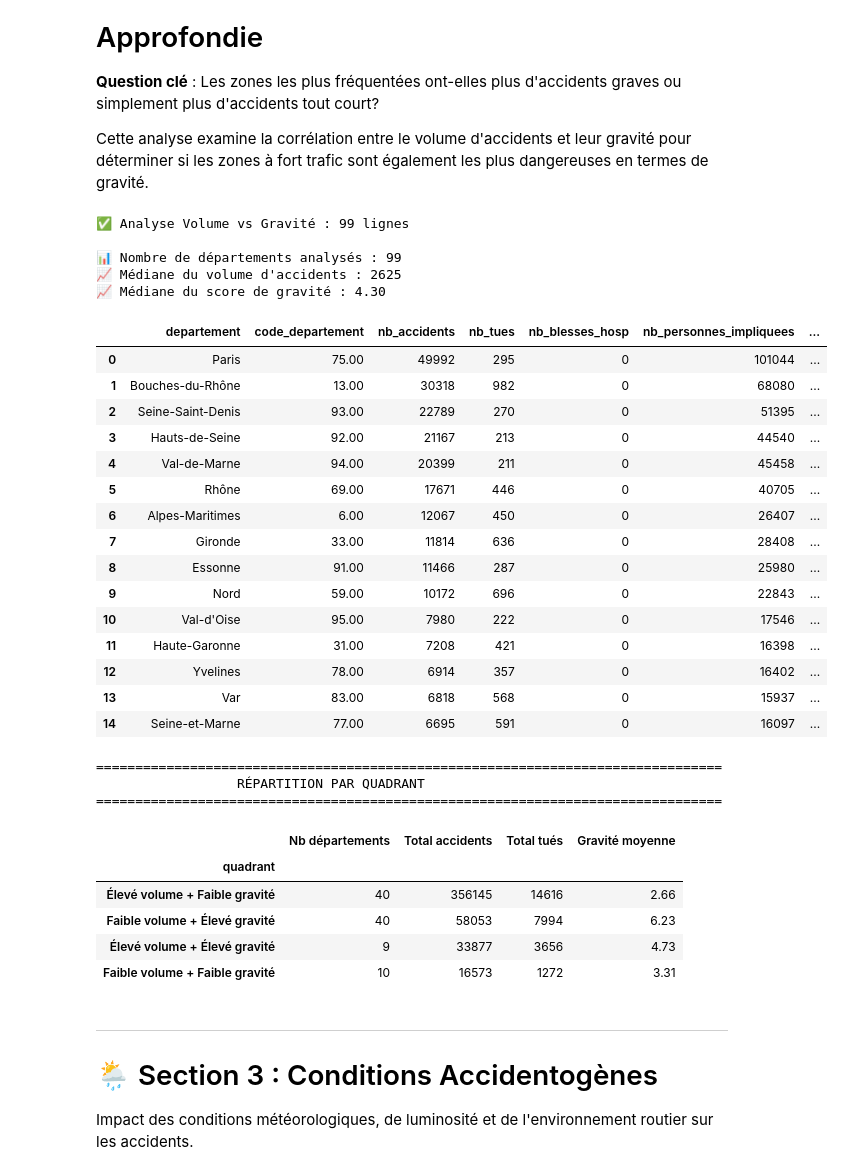
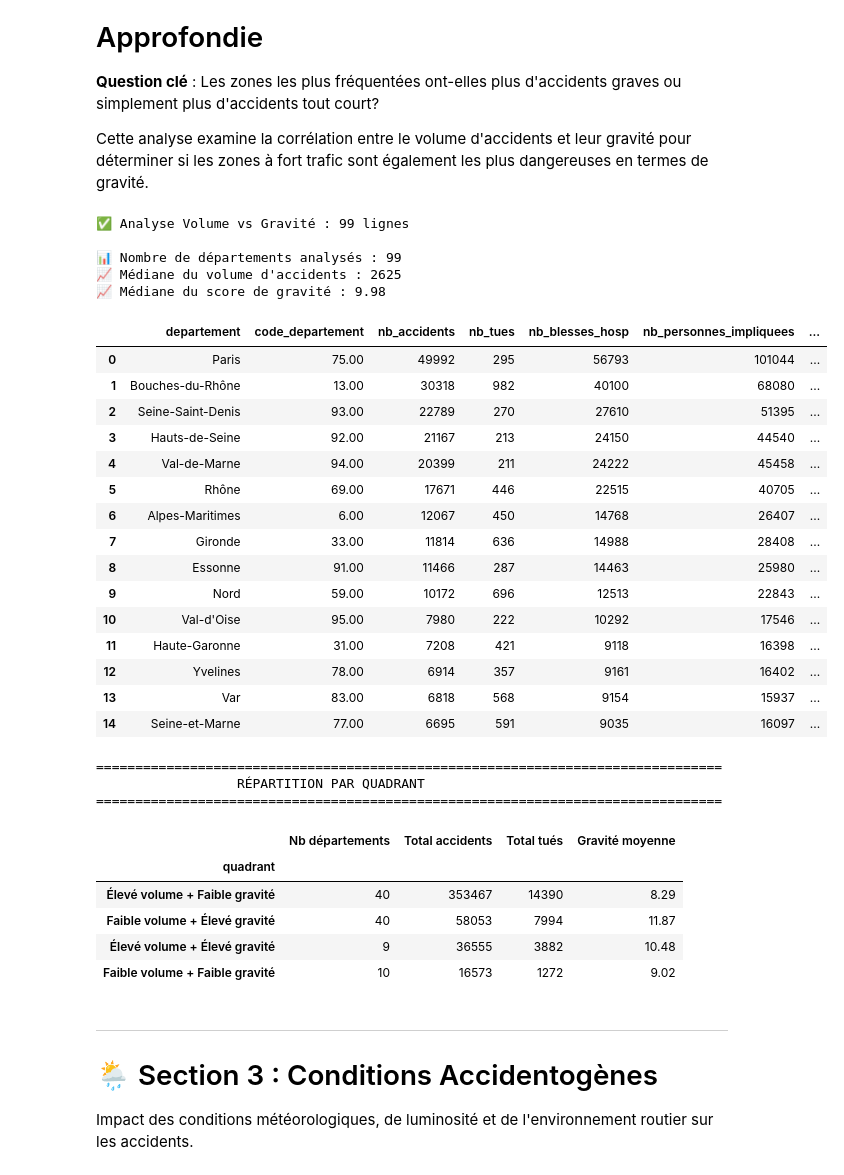
Before and after one commit to LounesAbd/Projet-1-Simplon-Data-Engineer-2025---Mighty-Mosquitoes, a Jupyter notebook: analytics/analy_accidents.ipynb, the cells around one changed output. Cells and saved outputs as stored; diff of their text form; code cells hidden in the pictures.

```diff
--- a/analytics/analy_accidents.ipynb
+++ b/analytics/analy_accidents.ipynb
@@ -71,6 +71,17 @@ try:
 except Exception as e:
     print(f"❌ Erreur de connexion : {e}")
     engine = None
+
+# Configuration
+warnings.filterwarnings('ignore')
+pd.set_option('display.max_columns', None)
+pd.set_option('display.max_rows', 100)
+pd.set_option('display.float_format', '{:.2f}'.format)
+
+# Configuration Matplotlib
+plt.rcParams['figure.figsize'] = (12, 6)
+plt.rcParams['font.size'] = 10
+plt.style.use('seaborn-v0_8-darkgrid')
 # %% [output]
 ✅ Connexion réussie à la base de données
 📊 Nombre d'accidents dans la base : 475,911
@@ -403,12 +414,12 @@ WITH dept_stats AS (
         l.dep_code AS code_departement,
         COUNT(DISTINCT a.num_acc) AS nb_accidents,
         SUM(CASE WHEN u.grav = 'Tué' THEN 1 ELSE 0 END) AS nb_tues,
-        SUM(CASE WHEN u.grav = 'Blessé hospitalisé' THEN 1 ELSE 0 END) AS nb_blesses_hosp,
+        SUM(CASE WHEN u.grav = 'Blessé' THEN 1 ELSE 0 END) AS nb_blesses_hosp,
         COUNT(*) AS nb_personnes_impliquees,
         ROUND(100.0 * SUM(CASE WHEN u.grav = 'Tué' THEN 1 ELSE 0 END) /
               NULLIF(COUNT(*), 0), 2) AS taux_mortalite_pct,
         ROUND((100.0 * SUM(CASE WHEN u.grav = 'Tué' THEN 1 ELSE 0 END) +
-               10.0 * SUM(CASE WHEN u.grav = 'Blessé hospitalisé' THEN 1 ELSE 0 END)) /
+               10.0 * SUM(CASE WHEN u.grav = 'Blessé' THEN 1 ELSE 0 END)) /
               NULLIF(COUNT(*), 0), 2) AS score_gravite
     FROM ACCIDENT a
     INNER JOIN LIEUX l ON a.num_acc = l.num_acc
@@ -423,49 +434,49 @@ stats_globales AS (
         PERCENTILE_CONT(0.5) WITHIN GROUP (ORDER BY score_gravite)::NUMERIC AS mediane_gravite
     FROM dept_stats
 )
 SELECT
     ds.*,
     CASE
         WHEN ds.nb_accidents > sg.mediane_volume AND ds.score_gravite > sg.mediane_gravite THEN 'Élevé volume + Élevé gravité'
         WHEN ds.nb_accidents > sg.mediane_volume AND ds.score_gravite <= sg.mediane_gravite THEN 'Élevé volume + Faible gravité'
         WHEN ds.nb_accidents <= sg.mediane_volume AND ds.score_gravite > sg.mediane_gravite THEN 'Faible volume + Élevé gravité'
         ELSE 'Faible volume + Faible gravité'
     END AS quadrant,
     ROUND(ds.nb_accidents::NUMERIC / sg.mediane_volume, 2) AS ratio_volume_mediane,
     ROUND(ds.score_gravite / sg.mediane_gravite, 2) AS ratio_gravite_mediane
 FROM dept_stats ds
 CROSS JOIN stats_globales sg
 ORDER BY nb_accidents DESC;
 """
 
 df_volume_gravite = execute_sql_text(sql_volume_gravite, "Analyse Volume vs Gravité")
 if not df_volume_gravite.empty:
     print(f"\n📊 Nombre de départements analysés : {len(df_volume_gravite)}")
     print(f"📈 Médiane du volume d'accidents : {df_volume_gravite['nb_accidents'].median():.0f}")
     print(f"📈 Médiane du score de gravité : {df_volume_gravite['score_gravite'].median():.2f}\n")
     display(df_volume_gravite.head(15))
 # %% [output]
 ✅ Analyse Volume vs Gravité : 99 lignes
 
 📊 Nombre de départements analysés : 99
 📈 Médiane du volume d'accidents : 2625
-📈 Médiane du score de gravité : 4.30
+📈 Médiane du score de gravité : 9.98
 |  | departement | code_departement | nb_accidents | nb_tues | nb_blesses_hosp | nb_personnes_impliquees | ... |
-| 0 | Paris | 75.00 | 49992 | 295 | 0 | 101044 | ... |
-| 1 | Bouches-du-Rhône | 13.00 | 30318 | 982 | 0 | 68080 | ... |
-| 2 | Seine-Saint-Denis | 93.00 | 22789 | 270 | 0 | 51395 | ... |
-| 3 | Hauts-de-Seine | 92.00 | 21167 | 213 | 0 | 44540 | ... |
-| 4 | Val-de-Marne | 94.00 | 20399 | 211 | 0 | 45458 | ... |
-| 5 | Rhône | 69.00 | 17671 | 446 | 0 | 40705 | ... |
-| 6 | Alpes-Maritimes | 6.00 | 12067 | 450 | 0 | 26407 | ... |
-| 7 | Gironde | 33.00 | 11814 | 636 | 0 | 28408 | ... |
-| 8 | Essonne | 91.00 | 11466 | 287 | 0 | 25980 | ... |
-| 9 | Nord | 59.00 | 10172 | 696 | 0 | 22843 | ... |
-| 10 | Val-d'Oise | 95.00 | 7980 | 222 | 0 | 17546 | ... |
-| 11 | Haute-Garonne | 31.00 | 7208 | 421 | 0 | 16398 | ... |
-| 12 | Yvelines | 78.00 | 6914 | 357 | 0 | 16402 | ... |
-| 13 | Var | 83.00 | 6818 | 568 | 0 | 15937 | ... |
-| 14 | Seine-et-Marne | 77.00 | 6695 | 591 | 0 | 16097 | ... |
+| 0 | Paris | 75.00 | 49992 | 295 | 56793 | 101044 | ... |
+| 1 | Bouches-du-Rhône | 13.00 | 30318 | 982 | 40100 | 68080 | ... |
+| 2 | Seine-Saint-Denis | 93.00 | 22789 | 270 | 27610 | 51395 | ... |
+| 3 | Hauts-de-Seine | 92.00 | 21167 | 213 | 24150 | 44540 | ... |
+| 4 | Val-de-Marne | 94.00 | 20399 | 211 | 24222 | 45458 | ... |
+| 5 | Rhône | 69.00 | 17671 | 446 | 22515 | 40705 | ... |
+| 6 | Alpes-Maritimes | 6.00 | 12067 | 450 | 14768 | 26407 | ... |
+| 7 | Gironde | 33.00 | 11814 | 636 | 14988 | 28408 | ... |
+| 8 | Essonne | 91.00 | 11466 | 287 | 14463 | 25980 | ... |
+| 9 | Nord | 59.00 | 10172 | 696 | 12513 | 22843 | ... |
+| 10 | Val-d'Oise | 95.00 | 7980 | 222 | 10292 | 17546 | ... |
+| 11 | Haute-Garonne | 31.00 | 7208 | 421 | 9118 | 16398 | ... |
+| 12 | Yvelines | 78.00 | 6914 | 357 | 9161 | 16402 | ... |
+| 13 | Var | 83.00 | 6818 | 568 | 9154 | 15937 | ... |
+| 14 | Seine-et-Marne | 77.00 | 6695 | 591 | 9035 | 16097 | ... |
 # %%
 # Visualisation : Scatter plot avec quadrants
 if not df_volume_gravite.empty:
@@ -536,7 +547,7 @@ if not df_volume_gravite.empty:
                       showarrow=False, font=dict(size=10, color="white"),
                       bgcolor="#f2a900", bordercolor="white", borderwidth=2)
 
-    fig.add_annotation(x=(min_vol + median_volume) / 2, y=max_grav * 0.95,
+    fig.add_annotation(x=((min_vol + median_volume) / 2) * 5, y=max_grav * 0.95,
                       text="⚡ Gravité élevée<br>Volume modéré",
                       showarrow=False, font=dict(size=10, color="white"),
                       bgcolor="#ff6b6b", bordercolor="white", borderwidth=2)
@@ -563,10 +574,10 @@ if not df_volume_gravite.empty:
 ================================================================================
 |  | Nb départements | Total accidents | Total tués | Gravité moyenne |
 | quadrant |  |  |  |  |
-| Élevé volume + Faible gravité | 40 | 356145 | 14616 | 2.66 |
-| Faible volume + Élevé gravité | 40 | 58053 | 7994 | 6.23 |
-| Élevé volume + Élevé gravité | 9 | 33877 | 3656 | 4.73 |
-| Faible volume + Faible gravité | 10 | 16573 | 1272 | 3.31 |
+| Élevé volume + Faible gravité | 40 | 353467 | 14390 | 8.29 |
+| Faible volume + Élevé gravité | 40 | 58053 | 7994 | 11.87 |
+| Élevé volume + Élevé gravité | 9 | 36555 | 3882 | 10.48 |
+| Faible volume + Faible gravité | 10 | 16573 | 1272 | 9.02 |
 # %% [markdown]
 ---
 
```
Also changed, not shown: parts of 2 cells of this notebook, 3 other files.
